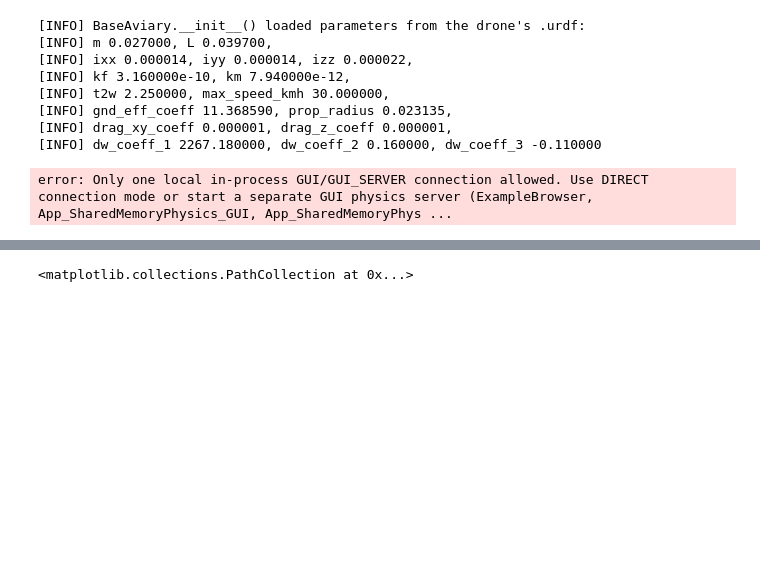
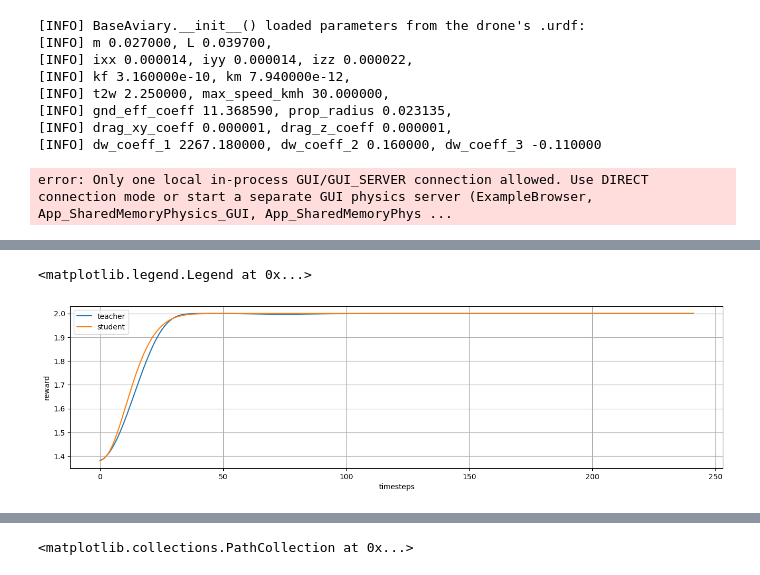
Before and after one commit to SofieElving/GGSpeciale, a Jupyter notebook: quadcopter-suite/SPID_test.ipynb, the cells around one changed output, grey strips where cells are left out. Cells and saved outputs as stored; diff of their text form; code cells hidden in the pictures; blank space fills up the shorter version.

```diff
--- a/quadcopter-suite/SPID_test.ipynb
+++ b/quadcopter-suite/SPID_test.ipynb
@@ -21,8 +43,0 @@ from stable_baselines3 import PPO
-# %%
-#import PySRWrapper
-#reload(PySRWrapper)
-from PySRWrapper import PySRPolicy
-from stable_baselines3.common.env_util import make_vec_env
-
-env = make_vec_env("MountainCarContinuous-v0", n_envs=1, env_kwargs={})
-policy = PySRPolicy(env)
@@ -280,0 +588,11 @@ error: Only one local in-process GUI/GUI_SERVER connection allowed. Use DIRECT c
+# %%
+plt.figure(figsize=(16, 4))
+plt.plot(teacher_rewards, label = "teacher")
+plt.plot(student_rewards, label = "student")
+plt.grid()
+plt.xlabel("timesteps")
+plt.ylabel("reward")
+plt.legend()
+# %% [output]
+<matplotlib.legend.Legend at 0x...>
+[figure, added]
```
Also changed, not shown: parts of 17 cells of this notebook, 11 other files.
